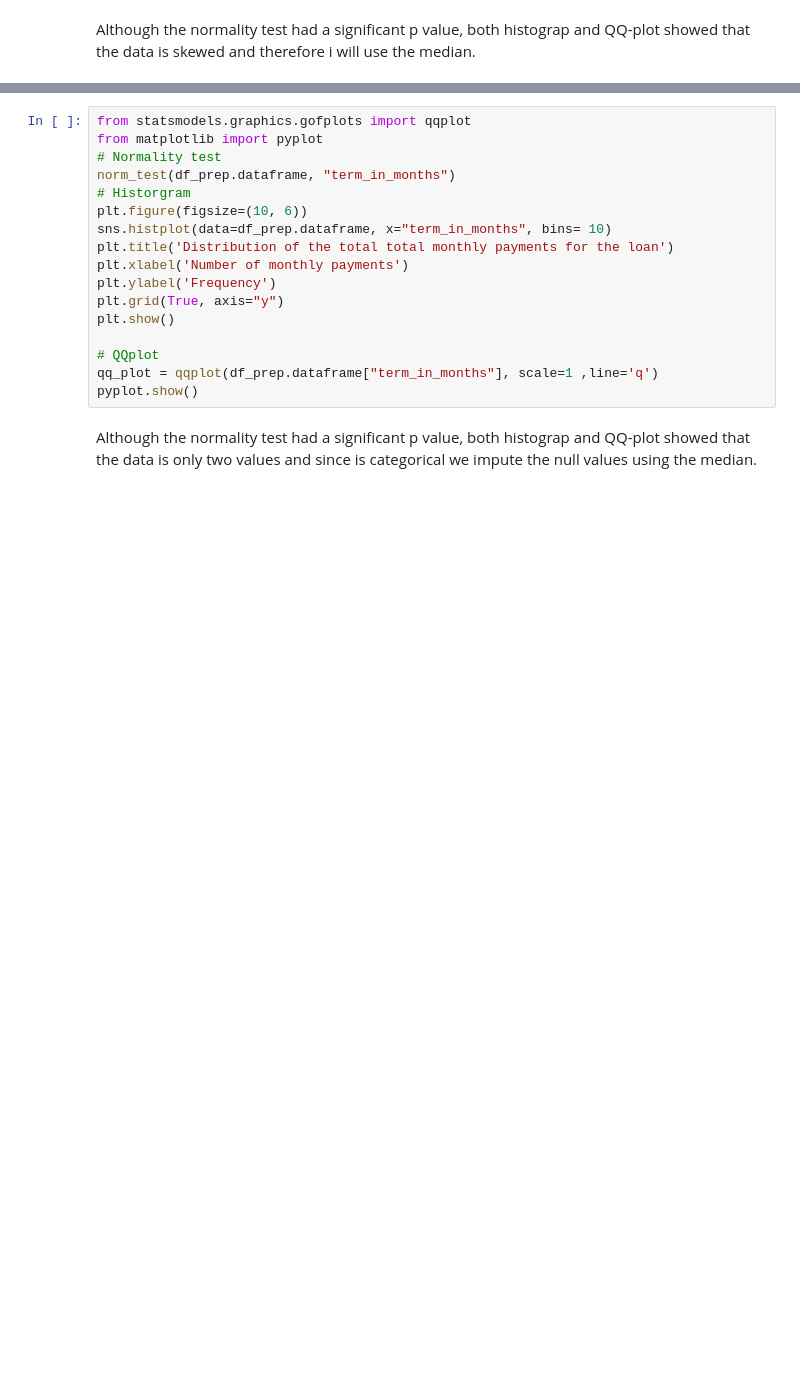
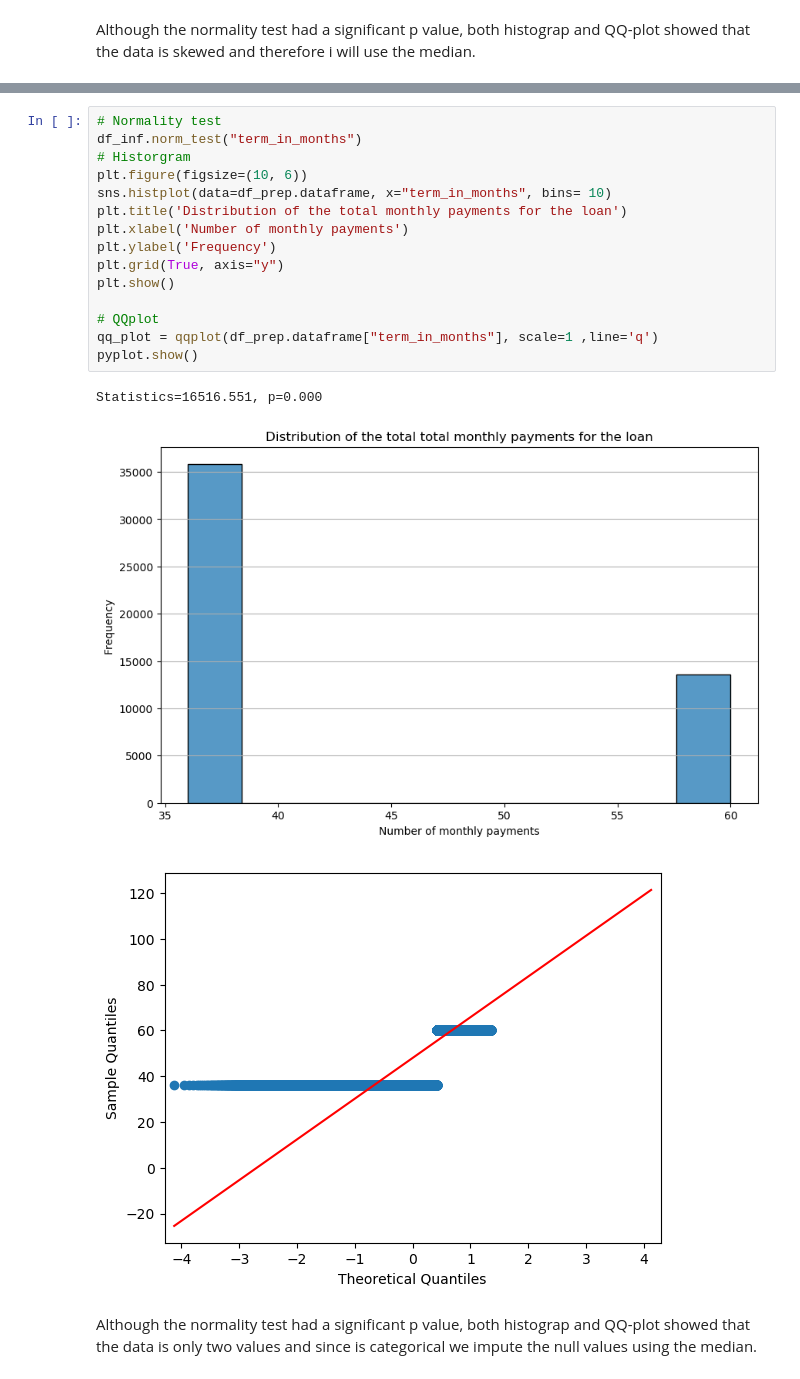
Before and after one commit to ChristianDaza/EDA_finance, a Jupyter notebook: SRC/EDA.ipynb, the cells around one changed output, grey strips where cells are left out. Cells and saved outputs as stored; diff of their text form; blank space fills up the shorter version.

```diff
--- a/SRC/EDA.ipynb
+++ b/SRC/EDA.ipynb
@@ -192,20 +222,22 @@ df_prep.replace_null("funded_amount", 12000.0)
 # %%
-from statsmodels.graphics.gofplots import qqplot
-from matplotlib import pyplot
 # Normality test
-norm_test(df_prep.dataframe, "term_in_months")
+df_inf.norm_test("term_in_months")
 # Historgram
 plt.figure(figsize=(10, 6))
 sns.histplot(data=df_prep.dataframe, x="term_in_months", bins= 10)
-plt.title('Distribution of the total total monthly payments for the loan')
+plt.title('Distribution of the total monthly payments for the loan')
 plt.xlabel('Number of monthly payments')
 plt.ylabel('Frequency')
 plt.grid(True, axis="y")
 plt.show()
 
 # QQplot
 qq_plot = qqplot(df_prep.dataframe["term_in_months"], scale=1 ,line='q')
 pyplot.show()
+# %% [output]
+Statistics=16516.551, p=0.000
+[figure, added]
+[figure, added]
 # %% [markdown]
 Although the normality test had a significant p value, both histograp and QQ-plot showed that the data is only two values and since is categorical we impute the null values using the median.
 # %%
```
Also changed, not shown: parts of 28 cells of this notebook, 1 other file.
